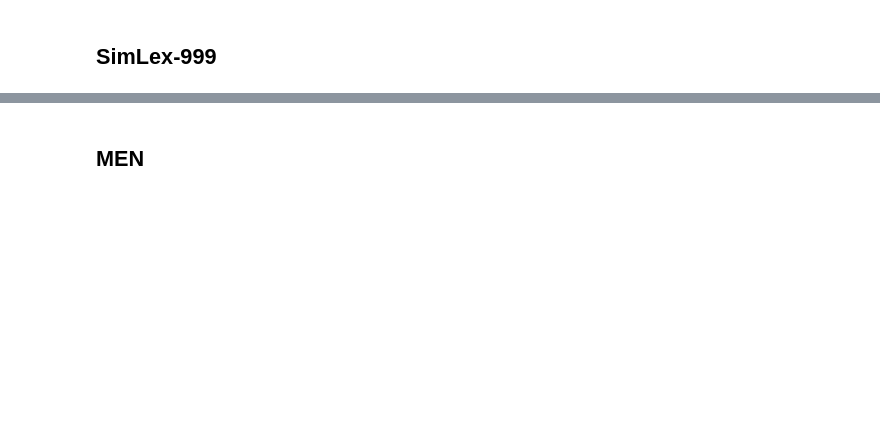
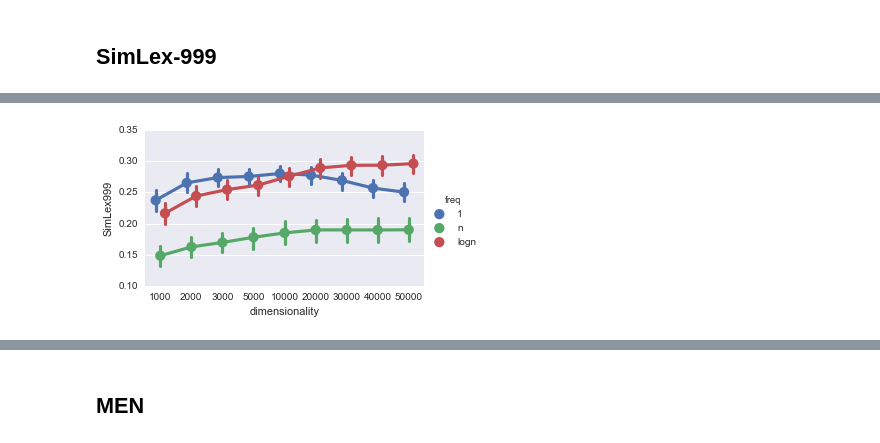
Before and after one commit to dimazest/thesis, a Jupyter notebook: supplement/parameter-selection.ipynb, the cells around one changed output, grey strips where cells are left out. Saved outputs shown, nothing was run; the diff lists cells and outputs as text; code cells hidden in the pictures; blank space fills up the shorter version.

```diff
--- a/supplement/parameter-selection.ipynb
+++ b/supplement/parameter-selection.ipynb
@@ -367,0 +135,4 @@ heuristics_selection_simlex.set_index(['operator', 'dimensionality'], drop=False
+# %%
+t.plot_interaction(results, feature_ablation_simlex.index[1], 'SimLex999')
+# %% [output]
+[figure, added]
```
Also changed, not shown: parts of 76 cells of this notebook, 2 other files.
